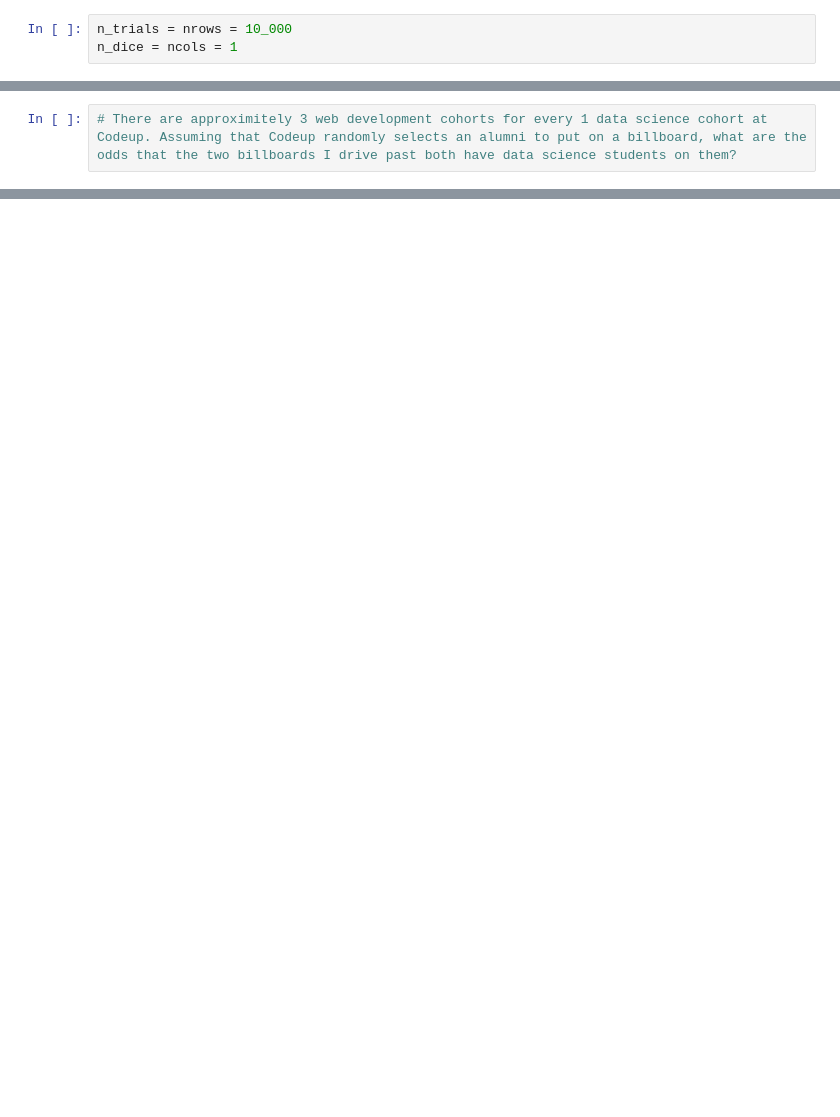
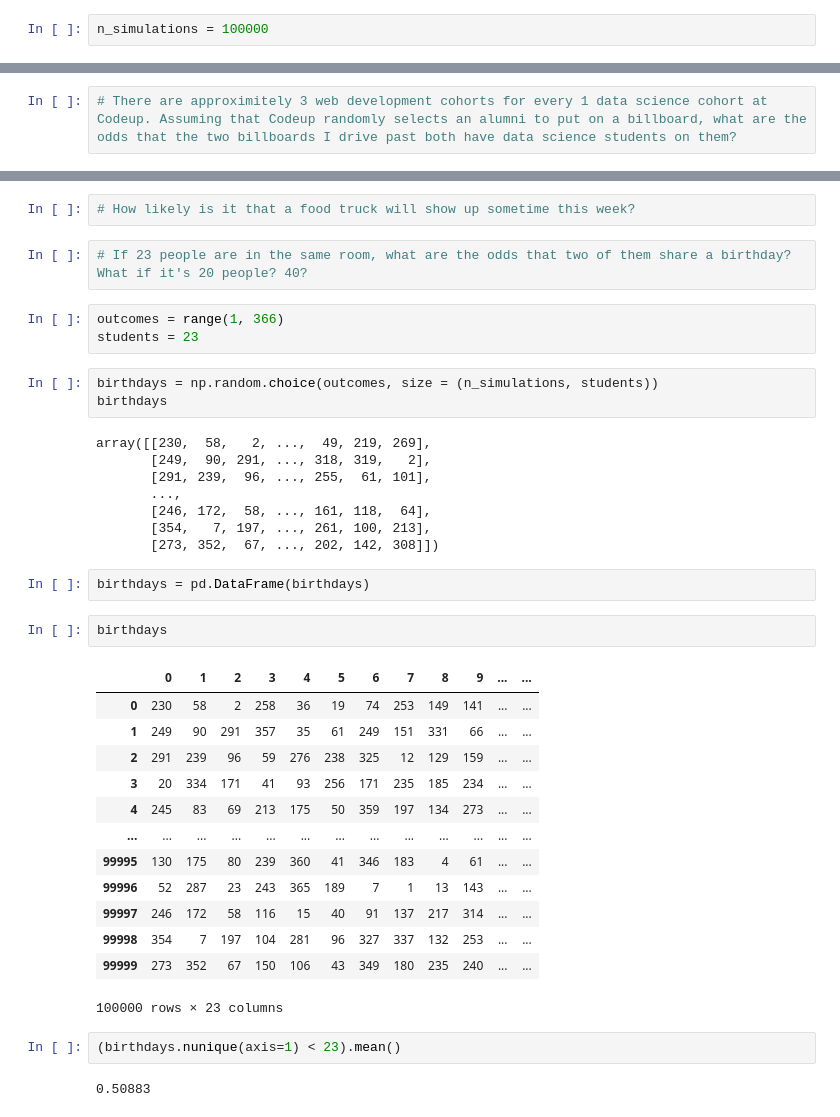
Before and after one commit to EstebanHernandez0/statistics-exercises, a Jupyter notebook: simulation.ipynb, the cells around one changed output, grey strips where cells are left out. Cells and saved outputs as stored; diff of their text form; blank space fills up the shorter version.

```diff
--- a/simulation.ipynb
+++ b/simulation.ipynb
@@ -5,6 +8,5 @@ import pandas as pd
 # %%
 # How likely is it that you roll doubles when rolling two dice?
 # %%
-n_trials = nrows = 10_000
-n_dice = ncols = 1
+n_simulations = 100000
 # %%
@@ -86,0 +168,40 @@ array([[2, 3],
+# %%
+# How likely is it that a food truck will show up sometime this week?
+# %%
+# If 23 people are in the same room, what are the odds that two of them share a birthday? What if it's 20 people? 40?
+# %%
+outcomes = range(1, 366)
+students = 23
+# %%
+birthdays = np.random.choice(outcomes, size = (n_simulations, students))
+birthdays
+# %% [output]
+array([[230,  58,   2, ...,  49, 219, 269],
+       [249,  90, 291, ..., 318, 319,   2],
+       [291, 239,  96, ..., 255,  61, 101],
+       ...,
+       [246, 172,  58, ..., 161, 118,  64],
+       [354,   7, 197, ..., 261, 100, 213],
+       [273, 352,  67, ..., 202, 142, 308]])
+# %%
+birthdays = pd.DataFrame(birthdays)
+# %%
+birthdays
+# %% [output]
+|  | 0 | 1 | 2 | 3 | 4 | 5 | 6 | 7 | 8 | 9 | ... | ... |
+| 0 | 230 | 58 | 2 | 258 | 36 | 19 | 74 | 253 | 149 | 141 | ... | ... |
+| 1 | 249 | 90 | 291 | 357 | 35 | 61 | 249 | 151 | 331 | 66 | ... | ... |
+| 2 | 291 | 239 | 96 | 59 | 276 | 238 | 325 | 12 | 129 | 159 | ... | ... |
+| 3 | 20 | 334 | 171 | 41 | 93 | 256 | 171 | 235 | 185 | 234 | ... | ... |
+| 4 | 245 | 83 | 69 | 213 | 175 | 50 | 359 | 197 | 134 | 273 | ... | ... |
+| ... | ... | ... | ... | ... | ... | ... | ... | ... | ... | ... | ... | ... |
+| 99995 | 130 | 175 | 80 | 239 | 360 | 41 | 346 | 183 | 4 | 61 | ... | ... |
+| 99996 | 52 | 287 | 23 | 243 | 365 | 189 | 7 | 1 | 13 | 143 | ... | ... |
+| 99997 | 246 | 172 | 58 | 116 | 15 | 40 | 91 | 137 | 217 | 314 | ... | ... |
+| 99998 | 354 | 7 | 197 | 104 | 281 | 96 | 327 | 337 | 132 | 253 | ... | ... |
+| 99999 | 273 | 352 | 67 | 150 | 106 | 43 | 349 | 180 | 235 | 240 | ... | ... |
+100000 rows × 23 columns
+# %%
+(birthdays.nunique(axis=1) < 23).mean()
+# %% [output]
+0.50883
```
Also changed, not shown: parts of 35 cells of this notebook.
